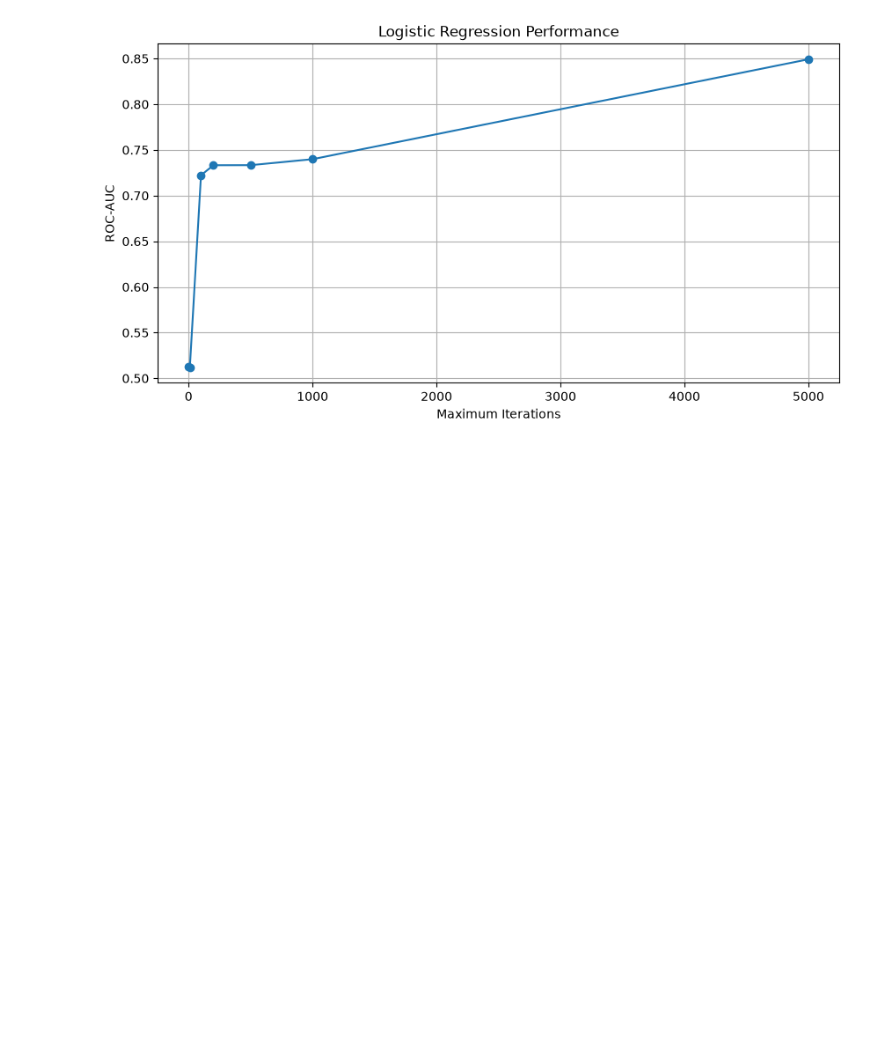
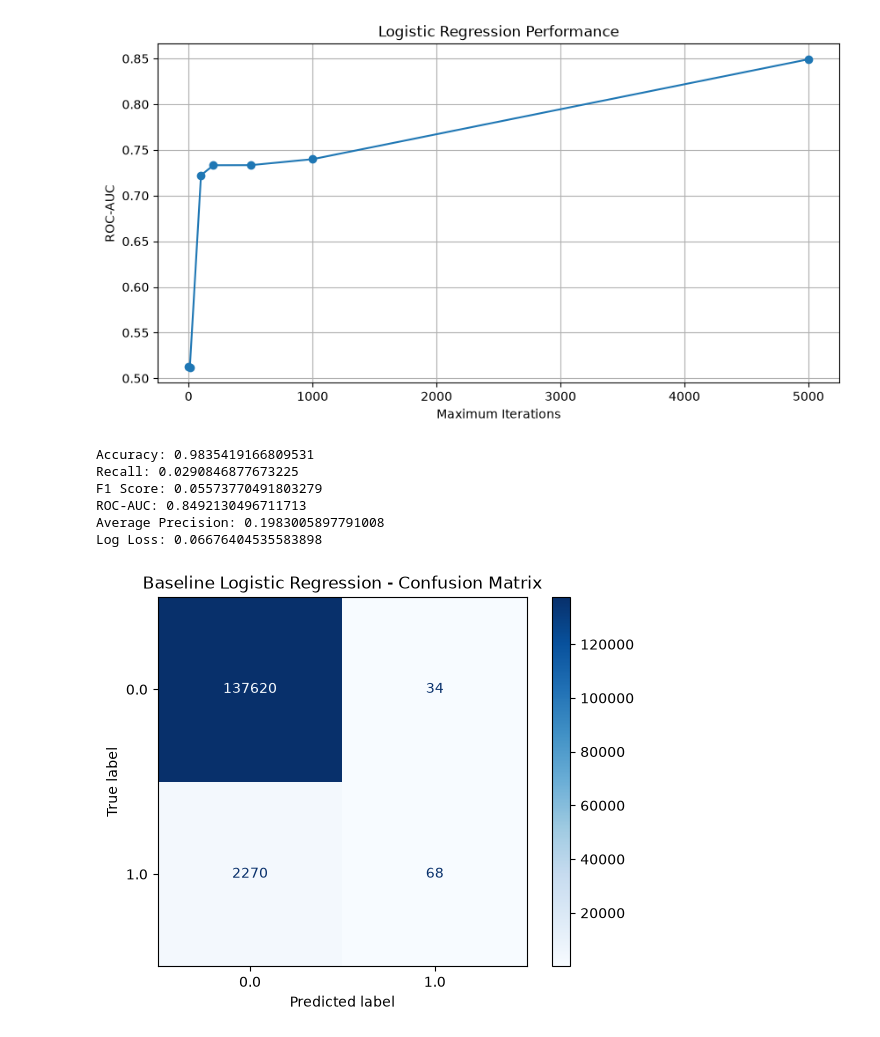
Before and after one commit to DGT-INT/credit_card_approvals_study, a Jupyter notebook: code/preprocessing.ipynb, the cells around one changed output. Cells and saved outputs as stored; diff of their text form; code cells hidden in the pictures; blank space fills up the shorter version.

Commit message:
linear regression baseline

```diff
--- a/code/preprocessing.ipynb
+++ b/code/preprocessing.ipynb
@@ -321,3 +321,7 @@ plt.show()
 [figure]
 # %%
 # will need tuning but I will get a model and stats on the board first.
+# %%
+y_pred = model.predict(X_val_processed)
+
+y_prob = model.predict_proba(X_val_processed)[:, 1]
@@ -323,0 +338,26 @@ plt.show()
+# %%
+print("Accuracy:", accuracy_score(y_val, y_pred))
+print("Recall:", recall_score(y_val, y_pred))
+print("F1 Score:", f1_score(y_val, y_pred))
+print("ROC-AUC:", roc_auc_score(y_val, y_prob))
+print("Average Precision:", average_precision_score(y_val, y_prob))
+print("Log Loss:", log_loss(y_val, y_prob))
+# %% [output]
+Accuracy: 0.9835419166809531
+Recall: 0.0290846877673225
+F1 Score: 0.05573770491803279
+ROC-AUC: 0.8492130496711713
+Average Precision: 0.1983005897791008
+Log Loss: 0.06676404535583898
+# %%
+from sklearn.metrics import ConfusionMatrixDisplay
+
+ConfusionMatrixDisplay.from_predictions(
+    y_val,
+    y_pred,
+    cmap="Blues")
+
+plt.title("Baseline Logistic Regression - Confusion Matrix")
+plt.show()
+# %% [output]
+[figure, added]
```
Also changed, not shown: parts of 2 cells of this notebook.
